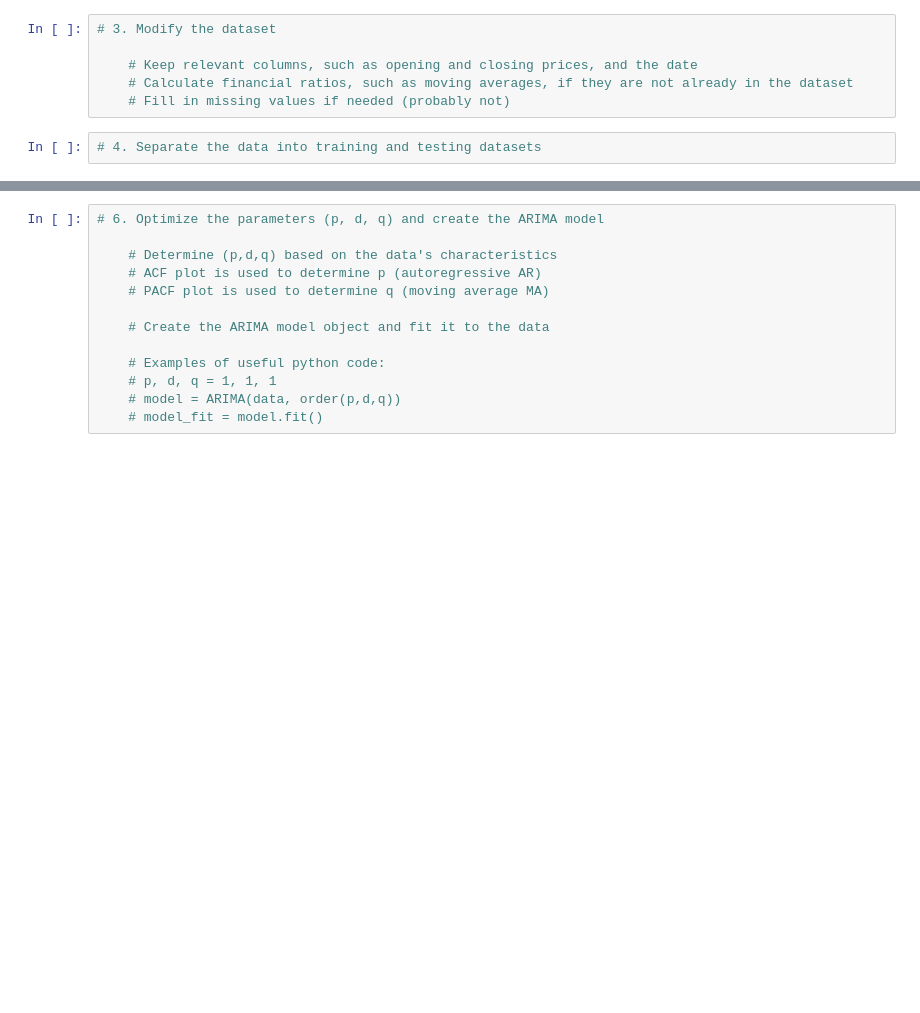
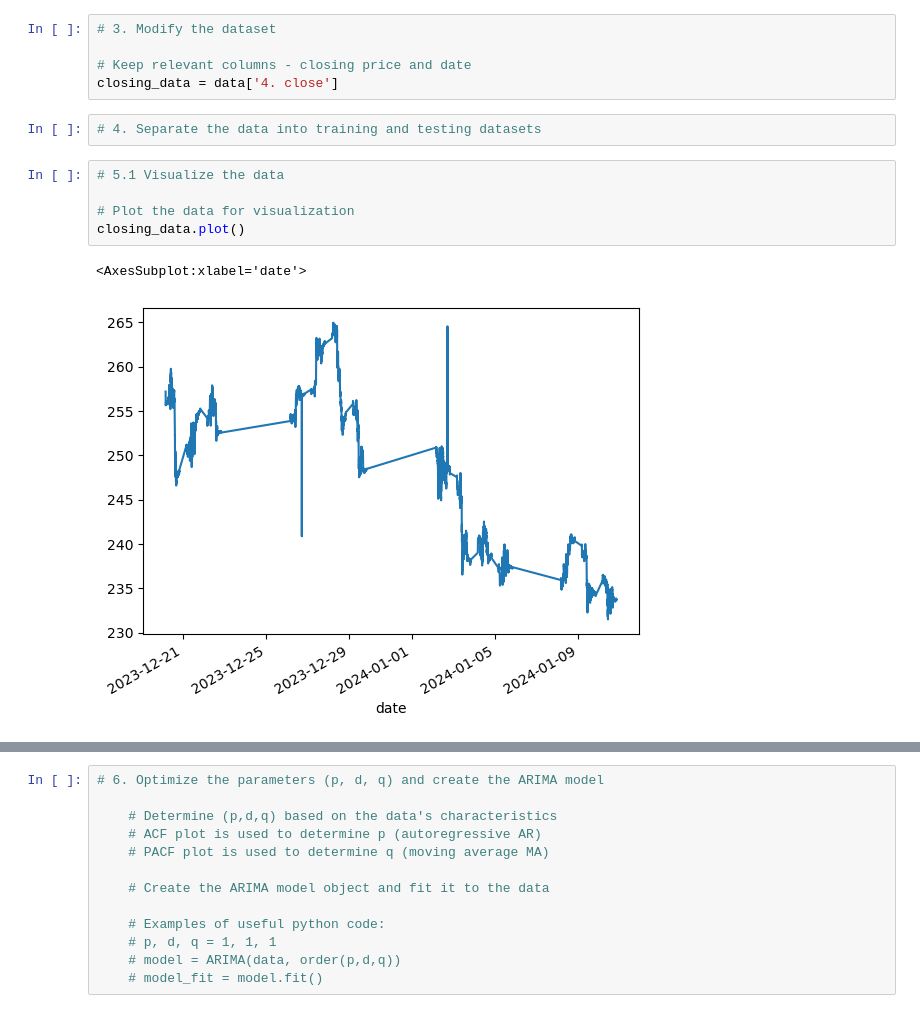
Before and after one commit to arjundahiya123/investment-analysis-project, a Jupyter notebook: ARIMA.ipynb, the cells around one changed output, grey strips where cells are left out. Cells and saved outputs as stored; diff of their text form; blank space fills up the shorter version.

Commit message:
Modified dataset and determined p,d,q values

```diff
--- a/ARIMA.ipynb
+++ b/ARIMA.ipynb
@@ -34,9 +35,16 @@ data, meta = ts.get_intraday('TSLA', interval = '1min', outputsize='full')
 # %%
 # 3. Modify the dataset
 
-    # Keep relevant columns, such as opening and closing prices, and the date
-    # Calculate financial ratios, such as moving averages, if they are not already in the dataset
-    # Fill in missing values if needed (probably not)
+# Keep relevant columns - closing price and date
+closing_data = data['4. close']
 # %%
 # 4. Separate the data into training and testing datasets
+# %%
+# 5.1 Visualize the data
+
+# Plot the data for visualization
+closing_data.plot()
+# %% [output]
+<AxesSubplot:xlabel='date'>
+[figure, added]
 # %%
```
Also changed, not shown: parts of 5 cells of this notebook.
